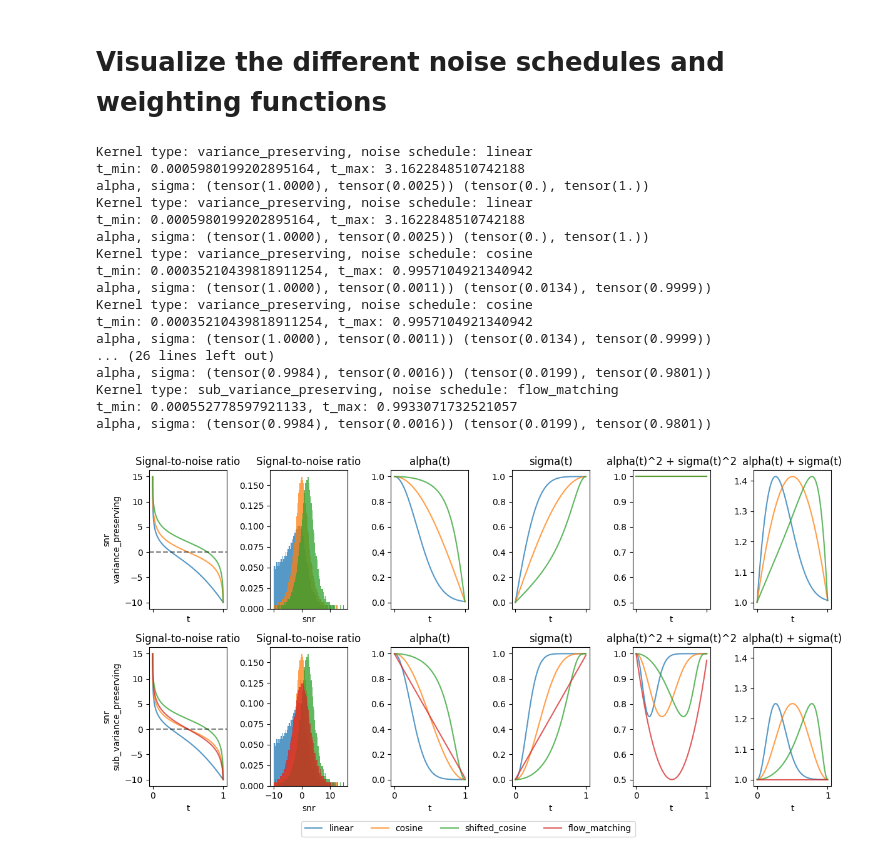
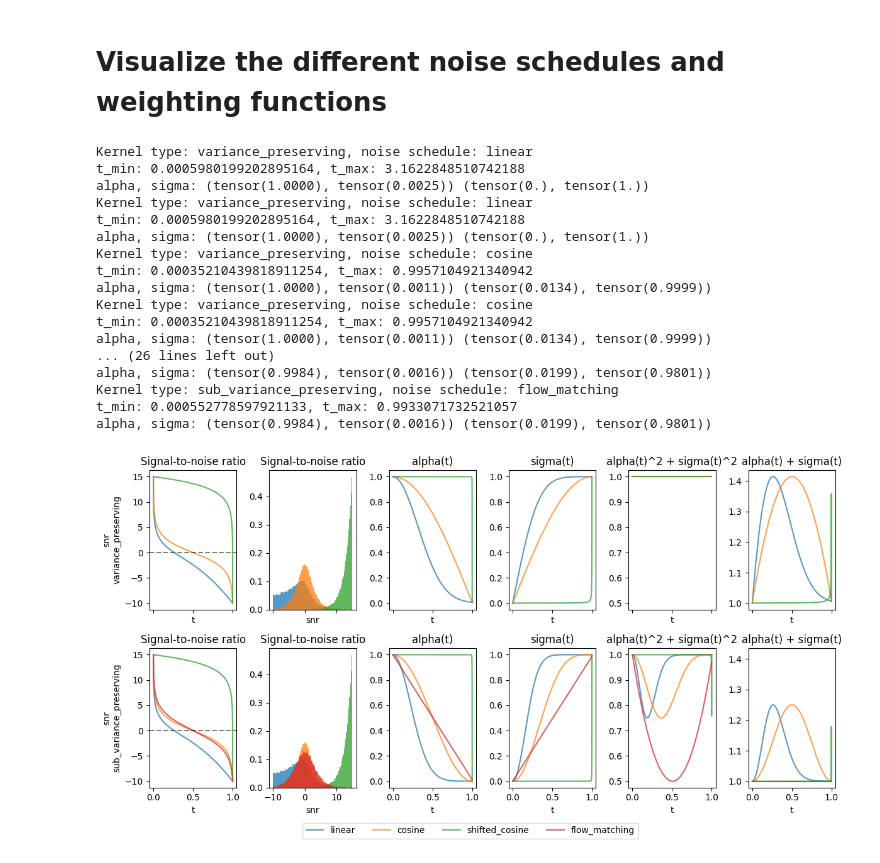
Before and after one commit to bayesflow-org/hierarchical-abi, a Jupyter notebook: Visualize Schedules.ipynb, the cells around one changed output. Drawn from its saved outputs; the diff is of its cells as text; code cells hidden in the pictures.

```diff
--- a/Visualize Schedules.ipynb
+++ b/Visualize Schedules.ipynb
@@ -32,10 +32,10 @@ for a, sub_vp in zip(ax, ['', 'sub_']):
     a[4].plot(t, alpha**2+sigma**2, label='cosine', alpha=0.75)
     a[5].plot(t, alpha+sigma, label='cosine', alpha=0.75)
 
-    snr = SDE(sub_vp+'variance_preserving', 'cosine', s_shift_cosine=1.).get_snr(t)
+    snr = SDE(sub_vp+'variance_preserving', 'cosine', s_shift_cosine=10.).get_snr(t)
     h3 = a[0].plot(t, snr, label='shifted_cosine', alpha=0.75)
     a[1].hist(snr, bins=bins, density=True, alpha=0.75)
-    alpha, sigma = SDE(sub_vp+'variance_preserving', 'cosine', s_shift_cosine=1.).kernel(log_snr=snr)
+    alpha, sigma = SDE(sub_vp+'variance_preserving', 'cosine', s_shift_cosine=10.).kernel(log_snr=snr)
     a[2].plot(t, alpha, label='shifted_cosine', alpha=0.75)
     a[3].plot(t, sigma, label='shifted_cosine', alpha=0.75)
     a[4].plot(t, alpha**2+sigma**2, label='shifted_cosine', alpha=0.75)
@@ -58,34 +58,34 @@ for a, sub_vp in zip(ax, ['', 'sub_']):
         axis.set_xlabel('t')
     a[1].set_xlabel('snr')
     a[0].set_ylabel(f'snr\n{sub_vp}variance_preserving')
     a[0].set_title(f'Signal-to-noise ratio')
     a[1].set_title(f'Signal-to-noise ratio')
     a[2].set_title(f'alpha(t)')
     a[3].set_title(f'sigma(t)')
     a[4].set_title(f'alpha(t)^2 + sigma(t)^2')
     a[5].set_title(f'alpha(t) + sigma(t)')
 fig.legend(handles=h1+h2+h3+h4, loc='lower center', ncol=4, bbox_to_anchor=(0.5, -0.05))
 #plt.savefig('plots/noise schedules.png', bbox_inches='tight')
 plt.show()
 # %% [output]
 Kernel type: variance_preserving, noise schedule: linear
 t_min: 0.0005980199202895164, t_max: 3.1622848510742188
 alpha, sigma: (tensor(1.0000), tensor(0.0025)) (tensor(0.), tensor(1.))
 Kernel type: variance_preserving, noise schedule: linear
 t_min: 0.0005980199202895164, t_max: 3.1622848510742188
 alpha, sigma: (tensor(1.0000), tensor(0.0025)) (tensor(0.), tensor(1.))
 Kernel type: variance_preserving, noise schedule: cosine
 t_min: 0.00035210439818911254, t_max: 0.9957104921340942
 alpha, sigma: (tensor(1.0000), tensor(0.0011)) (tensor(0.0134), tensor(0.9999))
 Kernel type: variance_preserving, noise schedule: cosine
 t_min: 0.00035210439818911254, t_max: 0.9957104921340942
 alpha, sigma: (tensor(1.0000), tensor(0.0011)) (tensor(0.0134), tensor(0.9999))
 ... (26 lines left out)
 alpha, sigma: (tensor(0.9984), tensor(0.0016)) (tensor(0.0199), tensor(0.9801))
 Kernel type: sub_variance_preserving, noise schedule: flow_matching
 t_min: 0.000552778597921133, t_max: 0.9933071732521057
 alpha, sigma: (tensor(0.9984), tensor(0.0016)) (tensor(0.0199), tensor(0.9801))
-[figure, old version]
+[figure, new version]
 # %%
 t = torch.linspace(0, 1, 1000)
 x_0 = torch.tensor([0.01])
```
Also changed, not shown: 32 other files.
